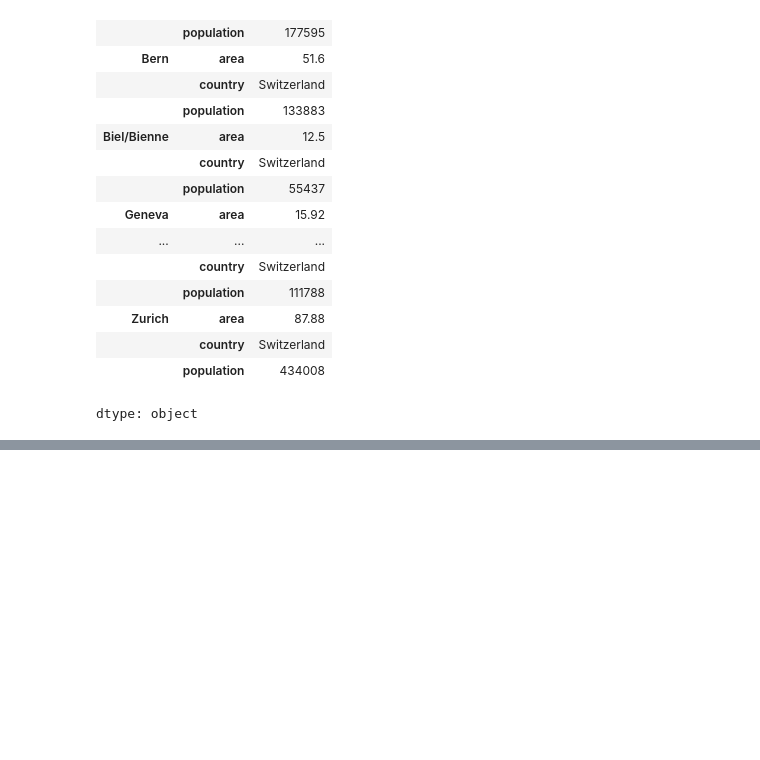
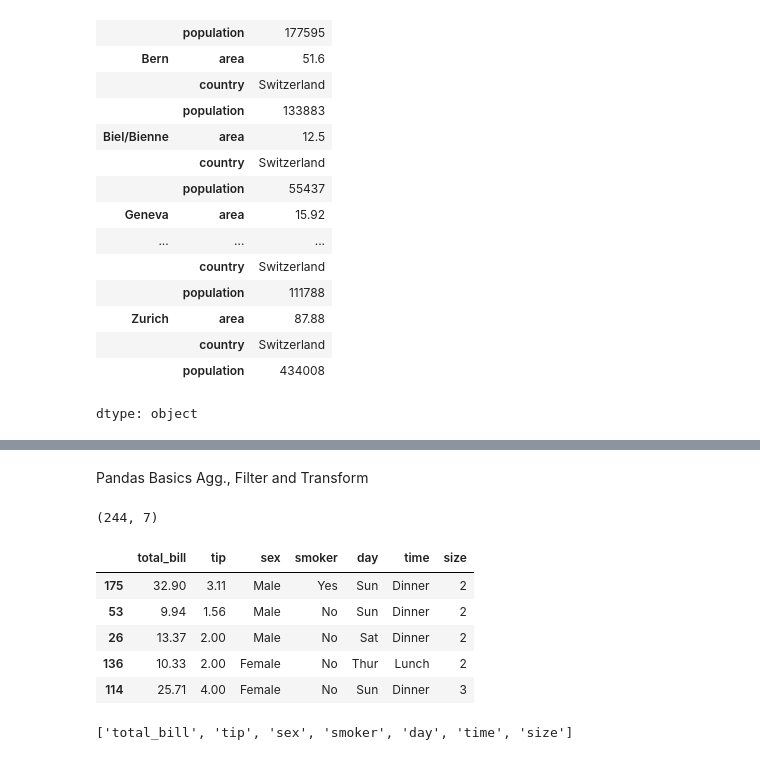
Before and after one commit to CristianRavalli/CAS-INFE, a Jupyter notebook: CAS_Python_Summary.ipynb, the cells around one changed output, grey strips where cells are left out. Cells and saved outputs as stored; diff of their text form; code cells hidden in the pictures; blank space fills up the shorter version.

```diff
--- a/CAS_Python_Summary.ipynb
+++ b/CAS_Python_Summary.ipynb
@@ -1648,0 +1833,2 @@ dtype: object
+# %% [markdown]
+Pandas Basics Agg., Filter and Transform
@@ -1648,0 +1842,23 @@ dtype: object
+# %%
+# Number of rows and columns
+df.shape
+# %% [output]
+(244, 7)
+# %%
+# Top 5 rows, bottom 5 or random sample 5
+#df.head()
+#df.tail()
+df.sample(5)
+# %% [output]
+|  | total_bill | tip | sex | smoker | day | time | size |
+| 175 | 32.90 | 3.11 | Male | Yes | Sun | Dinner | 2 |
+| 53 | 9.94 | 1.56 | Male | No | Sun | Dinner | 2 |
+| 26 | 13.37 | 2.00 | Male | No | Sat | Dinner | 2 |
+| 136 | 10.33 | 2.00 | Female | No | Thur | Lunch | 2 |
+| 114 | 25.71 | 4.00 | Female | No | Sun | Dinner | 3 |
+# %%
+# Useful, if you don't want to type the column names but have a list of them, and access them in that way through a variable
+list_column_names = list(df.columns)
+list_column_names
+# %% [output]
+['total_bill', 'tip', 'sex', 'smoker', 'day', 'time', 'size']
```
Also changed, not shown: parts of 34 cells of this notebook.
